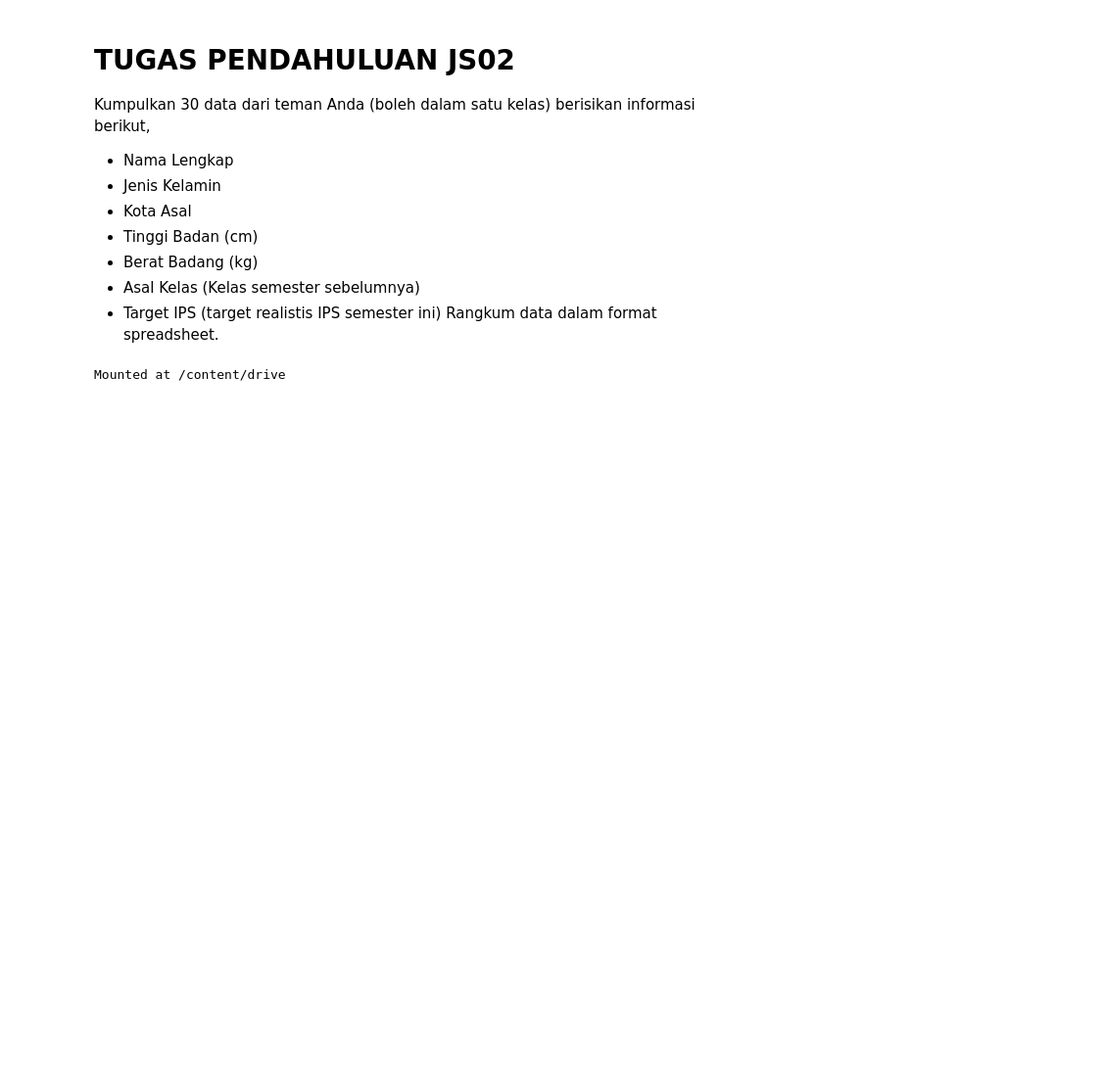
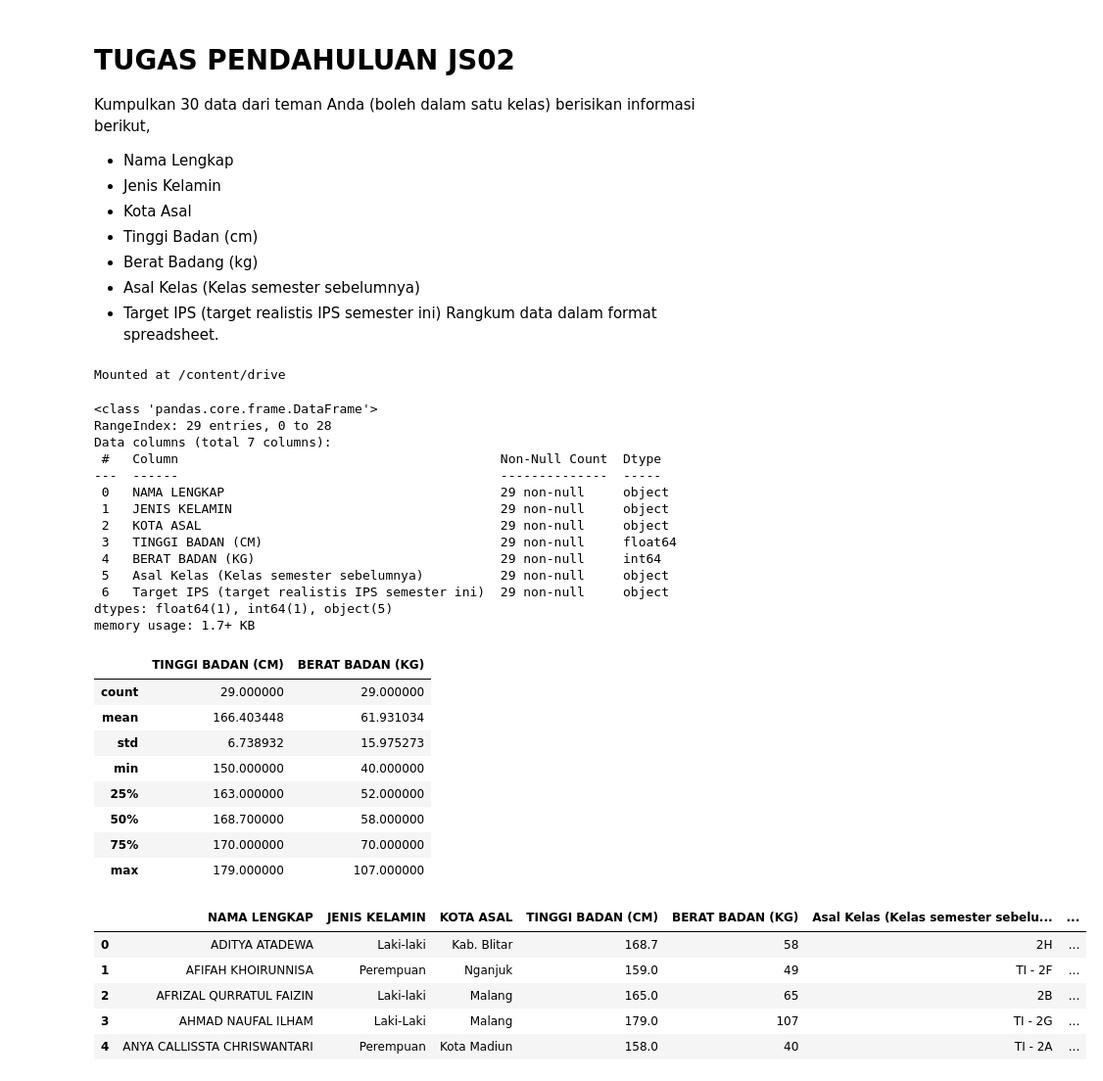
Before and after one commit to diana-rahma/Machine-Learning_Ganjil25_11, a Jupyter notebook: TG1_2341720162_Diana_Rahmawati.ipynb, the cells around one changed output. Shown at 98% size. Drawn from its saved outputs; the diff is of its cells as text; code cells hidden in the pictures; blank space fills up the shorter version.

```diff
--- a/TG1_2341720162_Diana_Rahmawati.ipynb
+++ b/TG1_2341720162_Diana_Rahmawati.ipynb
@@ -77,4 +77,38 @@ Mounted at /content/drive
 # %%
 import pandas as pd
 dataset_path = '/content/drive/MyDrive/ML/Data_Kelas.csv'
 df = pd.read_csv(dataset_path)
+
+df.info()
+display(df.describe())
+display(df.head())
+# %% [output]
+<class 'pandas.core.frame.DataFrame'>
+RangeIndex: 29 entries, 0 to 28
+Data columns (total 7 columns):
+ #   Column                                          Non-Null Count  Dtype
+---  ------                                          --------------  -----
+ 0   NAMA LENGKAP                                    29 non-null     object
+ 1   JENIS KELAMIN                                   29 non-null     object
+ 2   KOTA ASAL                                       29 non-null     object
+ 3   TINGGI BADAN (CM)                               29 non-null     float64
+ 4   BERAT BADAN (KG)                                29 non-null     int64
+ 5   Asal Kelas (Kelas semester sebelumnya)          29 non-null     object
+ 6   Target IPS (target realistis IPS semester ini)  29 non-null     object
+dtypes: float64(1), int64(1), object(5)
+memory usage: 1.7+ KB
+|  | TINGGI BADAN (CM) | BERAT BADAN (KG) |
+| count | 29.000000 | 29.000000 |
+| mean | 166.403448 | 61.931034 |
+| std | 6.738932 | 15.975273 |
+| min | 150.000000 | 40.000000 |
+| 25% | 163.000000 | 52.000000 |
+| 50% | 168.700000 | 58.000000 |
+| 75% | 170.000000 | 70.000000 |
+| max | 179.000000 | 107.000000 |
+|  | NAMA LENGKAP | JENIS KELAMIN | KOTA ASAL | TINGGI BADAN (CM) | BERAT BADAN (KG) | Asal Kelas (Kelas semester sebelu... | ... |
+| 0 | ADITYA ATADEWA | Laki-laki | Kab. Blitar | 168.7 | 58 | 2H | ... |
+| 1 | AFIFAH KHOIRUNNISA | Perempuan | Nganjuk | 159.0 | 49 | TI - 2F | ... |
+| 2 | AFRIZAL QURRATUL FAIZIN | Laki-laki | Malang | 165.0 | 65 | 2B | ... |
+| 3 | AHMAD NAUFAL ILHAM | Laki-Laki | Malang | 179.0 | 107 | TI - 2G | ... |
+| 4 | ANYA CALLISSTA CHRISWANTARI | Perempuan | Kota Madiun | 158.0 | 40 | TI - 2A | ... |
```
Also changed, not shown: parts of 1 cell of this notebook.
